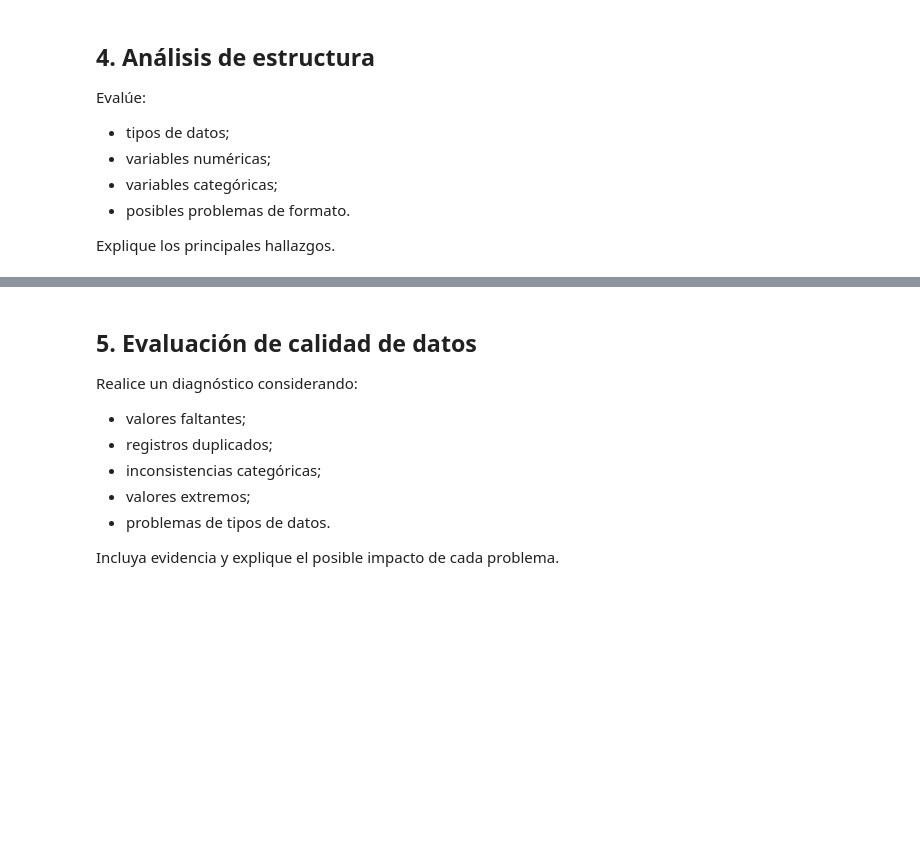
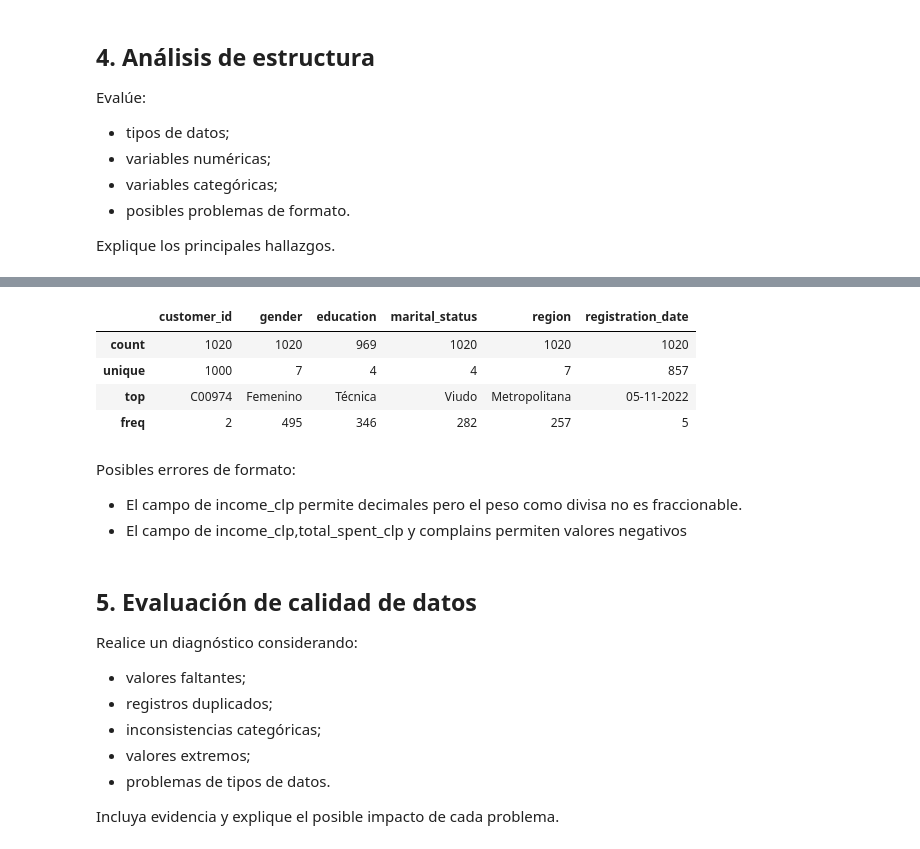
Before and after one commit to fernandouribeu/analisis_datos, a Jupyter notebook: Laboratorio_1_Notebook_Template.ipynb, the cells around one changed output, grey strips where cells are left out. Saved outputs shown, nothing was run; the diff lists cells and outputs as text; code cells hidden in the pictures; blank space fills up the shorter version.

```diff
--- a/Laboratorio_1_Notebook_Template.ipynb
+++ b/Laboratorio_1_Notebook_Template.ipynb
@@ -83,3 +150,17 @@ Explique los principales hallazgos.
+# %%
+#variables categóricas;
+df.describe(include=['object'])
+# %% [output]
+|  | customer_id | gender | education | marital_status | region | registration_date |
+| count | 1020 | 1020 | 969 | 1020 | 1020 | 1020 |
+| unique | 1000 | 7 | 4 | 4 | 7 | 857 |
+| top | C00974 | Femenino | Técnica | Viudo | Metropolitana | 05-11-2022 |
+| freq | 2 | 495 | 346 | 282 | 257 | 5 |
+# %% [markdown]
+Posibles errores de formato:
+
+*   El campo de income_clp permite decimales pero el peso como divisa no es fraccionable.
+*   El campo de income_clp,total_spent_clp y complains permiten valores negativos
 # %% [markdown]
 ## 5. Evaluación de calidad de datos
 
```
Also changed, not shown: parts of 12 cells of this notebook.
